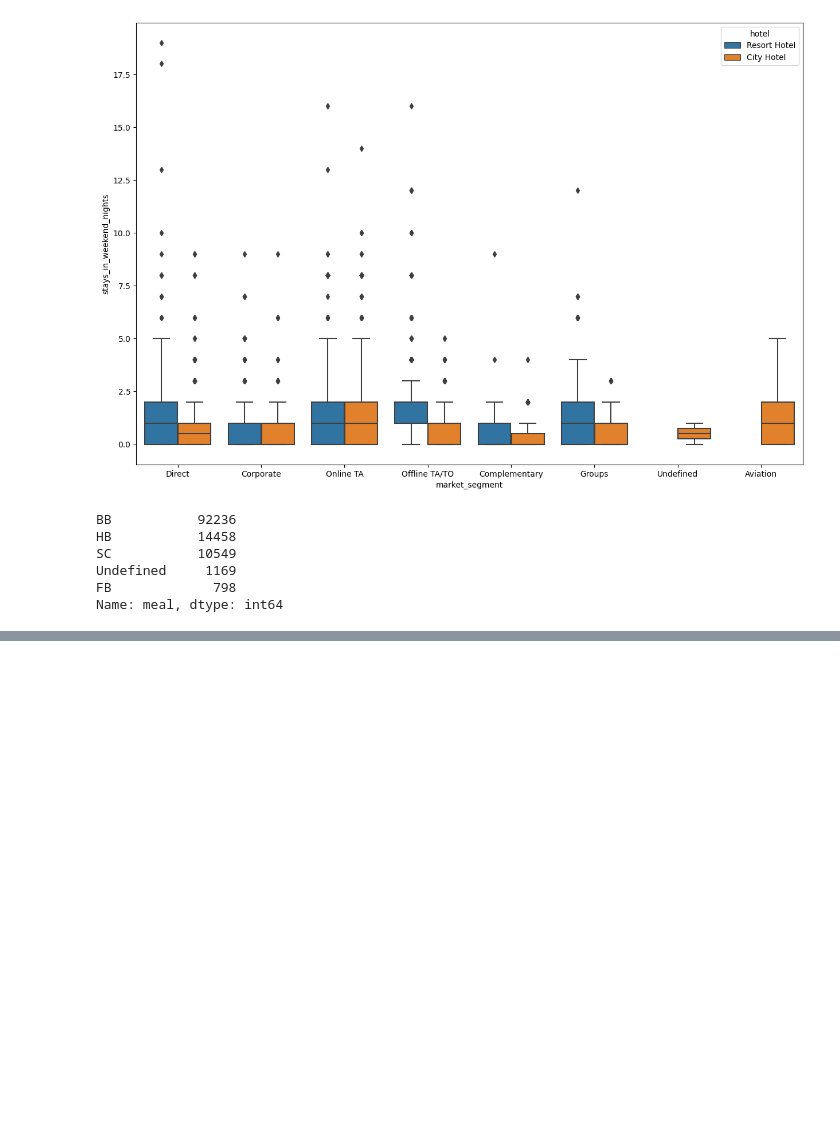
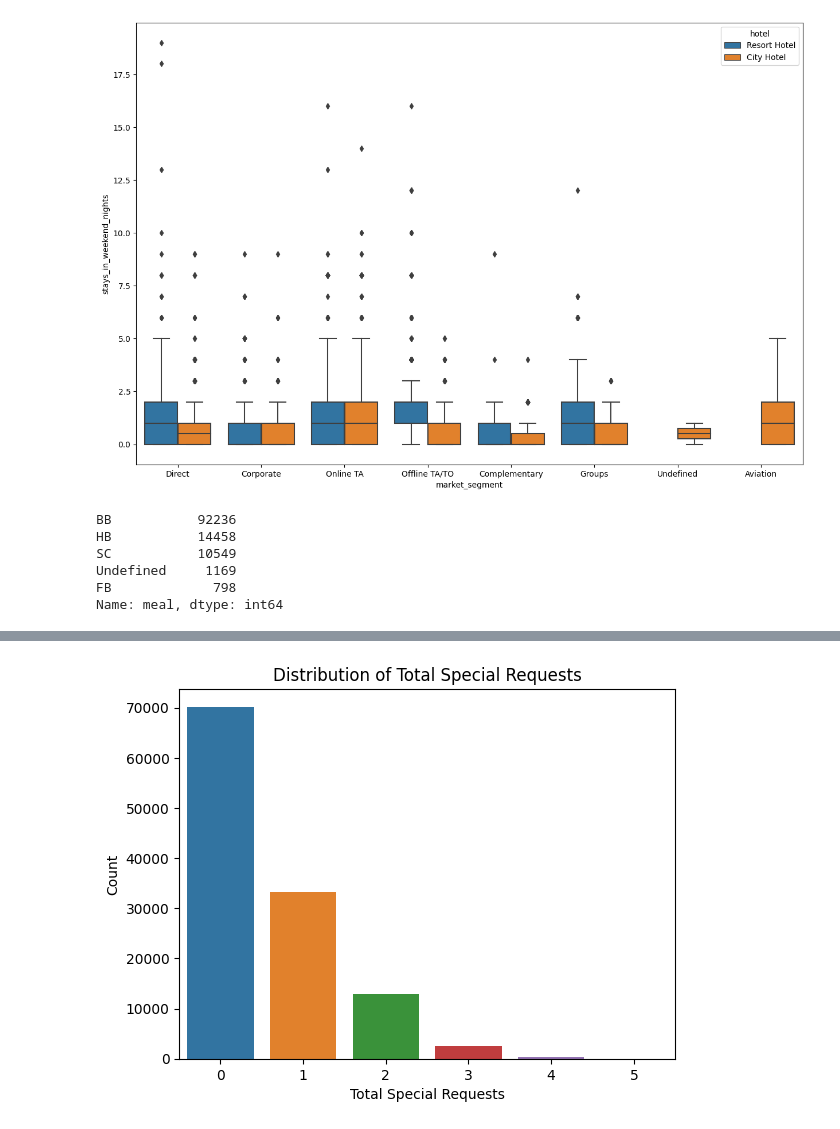
Before and after one commit to Sumetjutha/031_Real_Project_Analysis_Python, a Jupyter notebook: 002_Hotel_Booking_Data_Analysis.ipynb, the cells around one changed output, grey strips where cells are left out. Drawn from its saved outputs; the diff is of its cells as text; code cells hidden in the pictures; blank space fills up the shorter version.

```diff
--- a/002_Hotel_Booking_Data_Analysis.ipynb
+++ b/002_Hotel_Booking_Data_Analysis.ipynb
@@ -510,0 +525,9 @@ px.pie(data,
+# %%
+# plot graph for check
+sns.countplot(x='total_of_special_requests', data=data)
+plt.xlabel('Total Special Requests')
+plt.ylabel('Count')
+plt.title('Distribution of Total Special Requests')
+plt.show()
+# %% [output]
+[figure, added]
```
Also changed, not shown: parts of 11 cells of this notebook.
